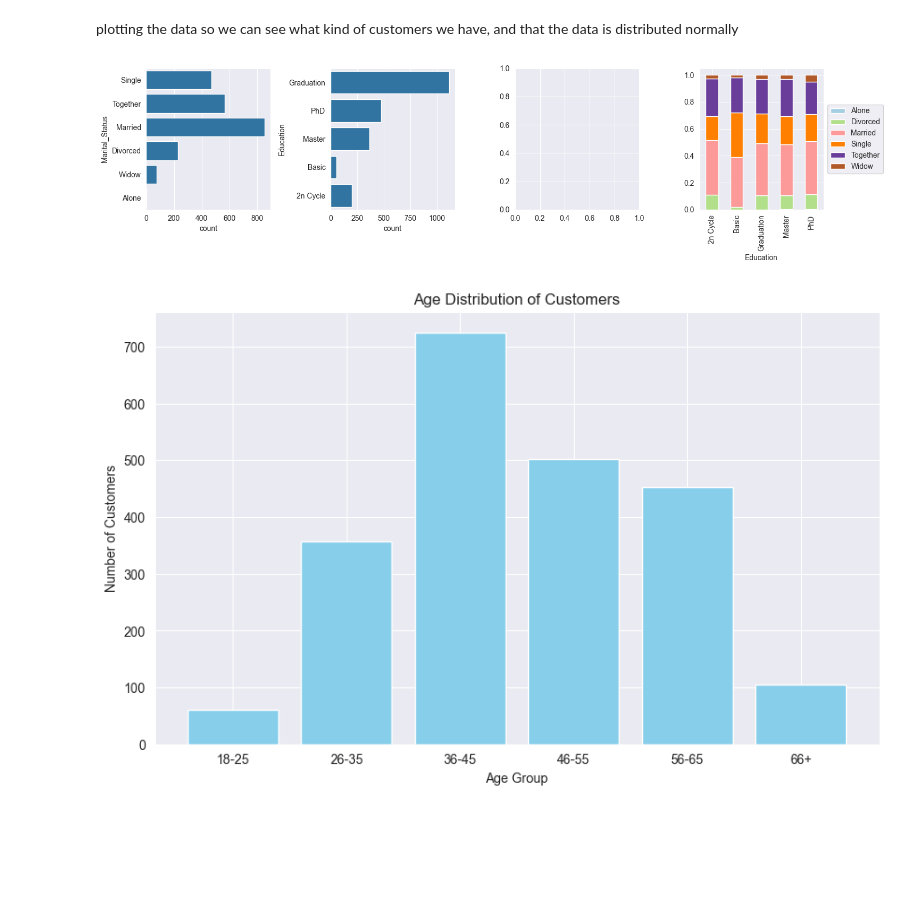
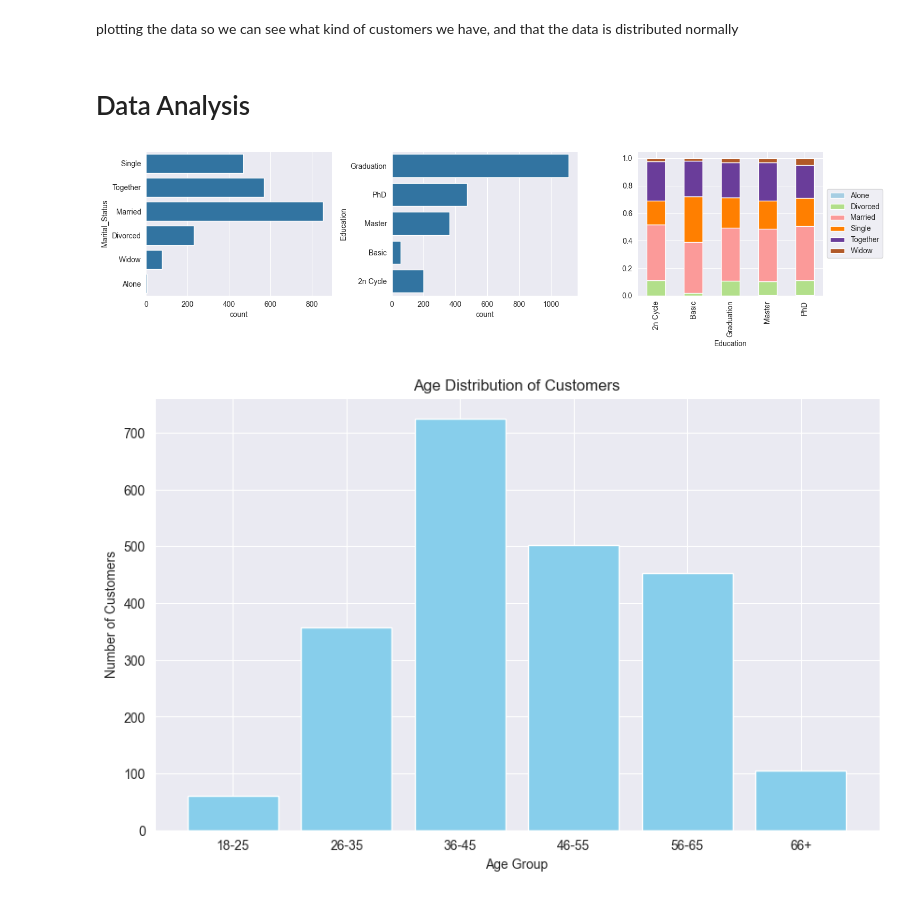
Before and after one commit to joojaa7/dataK-koneO, a Jupyter notebook: Project/project.ipynb, the cells around one changed output. Drawn from its saved outputs; the diff is of its cells as text; code cells hidden in the pictures; blank space fills up the shorter version.

```diff
--- a/Project/project.ipynb
+++ b/Project/project.ipynb
@@ -155,24 +175,27 @@ df.head()
 # %% [markdown]
 plotting the data so we can see what kind of customers we have, and that the data is distributed normally
+# %% [markdown]
+# Data Analysis
 # %%
 import seaborn as sns
 import matplotlib.pyplot as plt
 
 
-fig, ax = plt.subplots(1,4, figsize=(15,4))
+fig, ax = plt.subplots(1,3, figsize=(15,4))
 
 sns.countplot(df['Marital_Status'], ax=ax[0])
 
 sns.countplot(df['Education'], ax=ax[1])
 
 df_plot = df.groupby(['Marital_Status', 'Education']).size().reset_index().pivot(columns='Marital_Status', index='Education', values=0,)
-df_plot.apply(lambda x: x/x.sum(), axis=1).plot(kind='bar', stacked=True, ax=ax[3],  colormap='Paired')
+df_plot.apply(lambda x: x/x.sum(), axis=1).plot(kind='bar', stacked=True, ax=ax[2],  colormap='Paired')
 plt.legend(loc='center left', bbox_to_anchor=(1.0, 0.5))
+
 plt.tight_layout()
 
 #fig.show()
 # %% [output]
-[figure, old version]
+[figure, new version]
 # %%
 
 bins = [17, 25, 35, 45, 55, 65, 100]  # 17 ensures ages 18 and up are included
```
Also changed, not shown: parts of 6 cells of this notebook.
